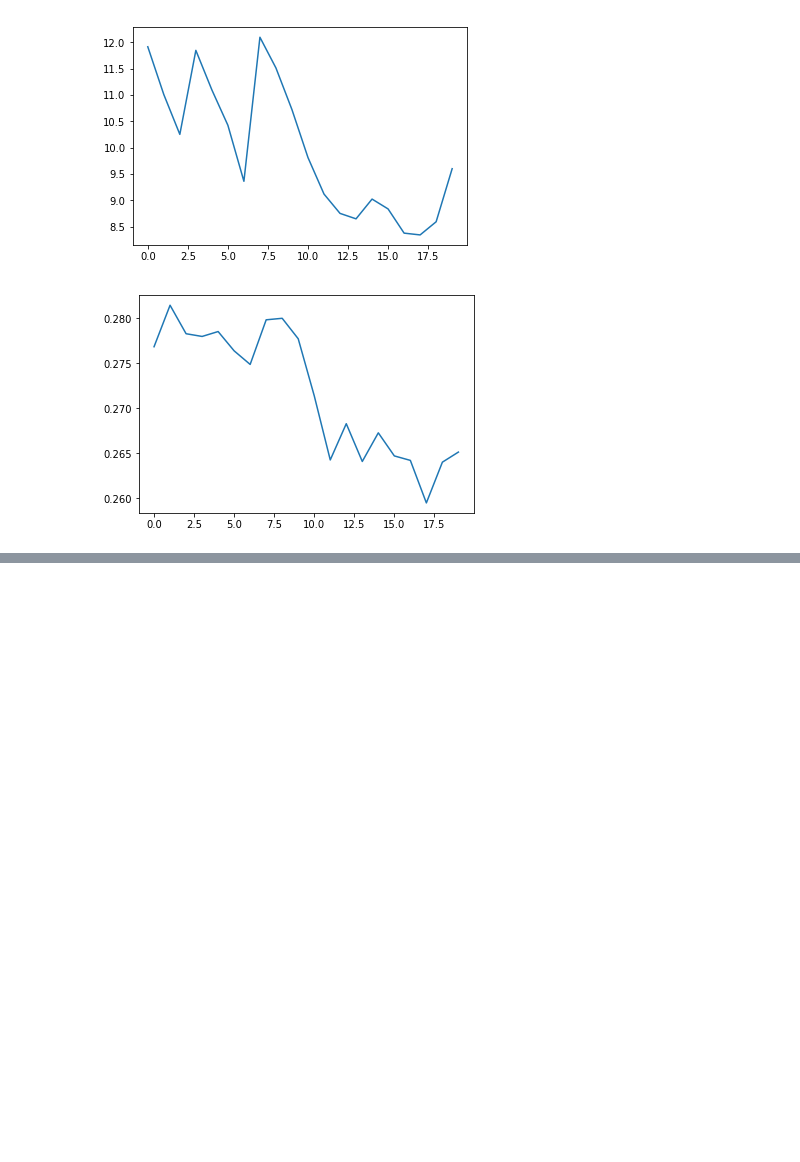
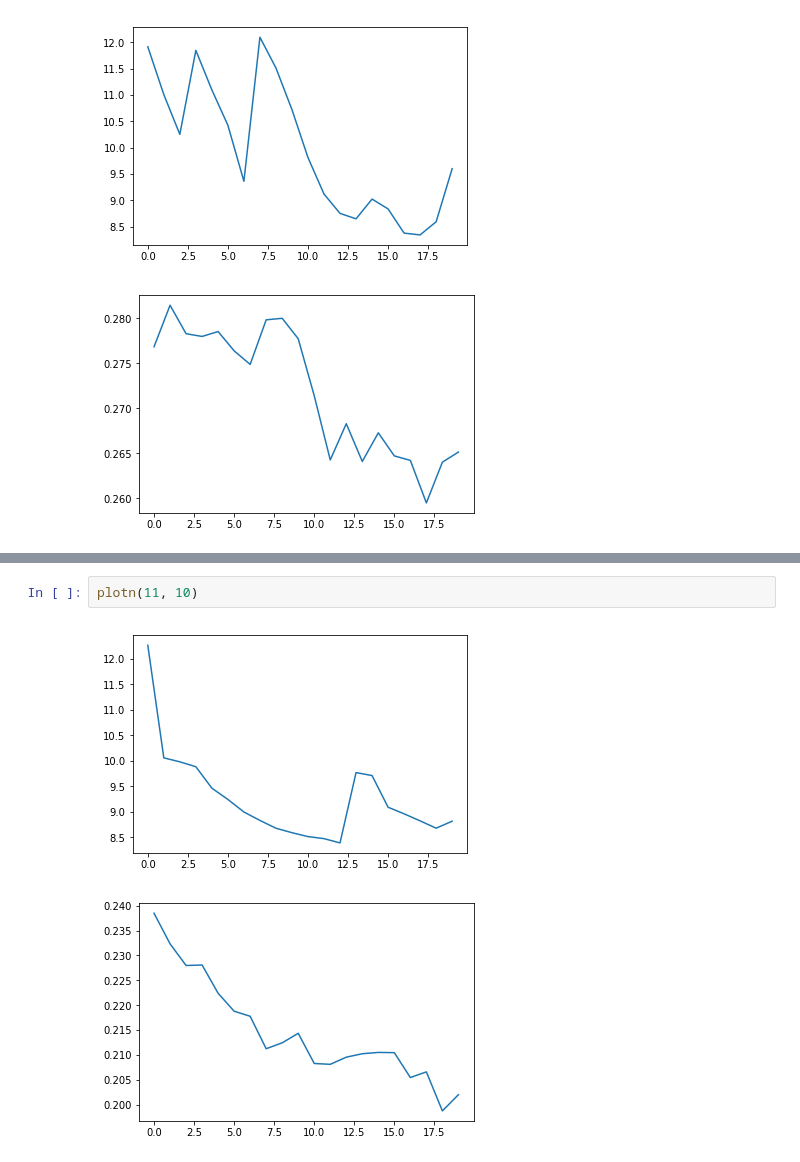
Before and after one commit to D2KLab/touringrec, a Jupyter notebook: SetupScript/RNN/show_results.ipynb, the cells around one changed output, grey strips where cells are left out. Saved outputs shown, nothing was run; the diff lists cells and outputs as text; blank space fills up the shorter version.

```diff
--- a/SetupScript/RNN/show_results.ipynb
+++ b/SetupScript/RNN/show_results.ipynb
@@ -212,0 +233,5 @@ plotn(7, 10)
+# %%
+plotn(11, 10)
+# %% [output]
+[figure, added]
+[figure, added]
```
Also changed, not shown: parts of 5 cells of this notebook, 11 other files.
